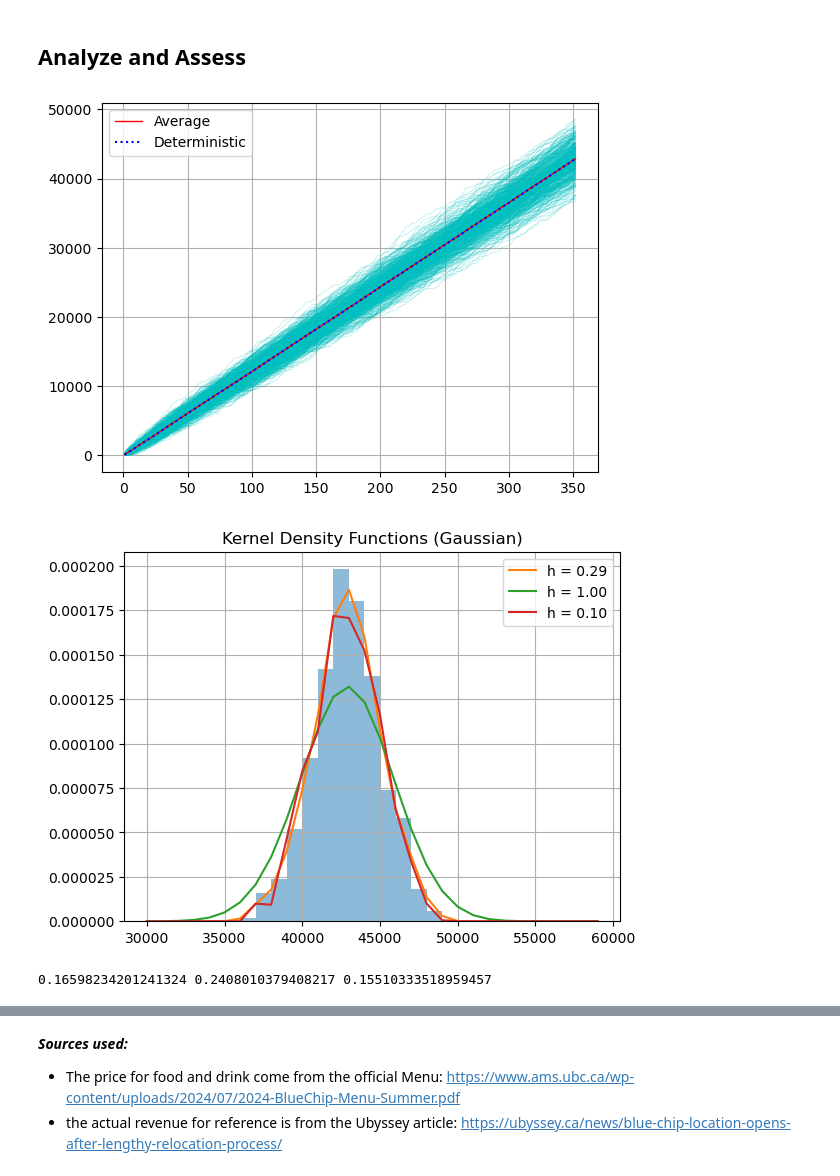
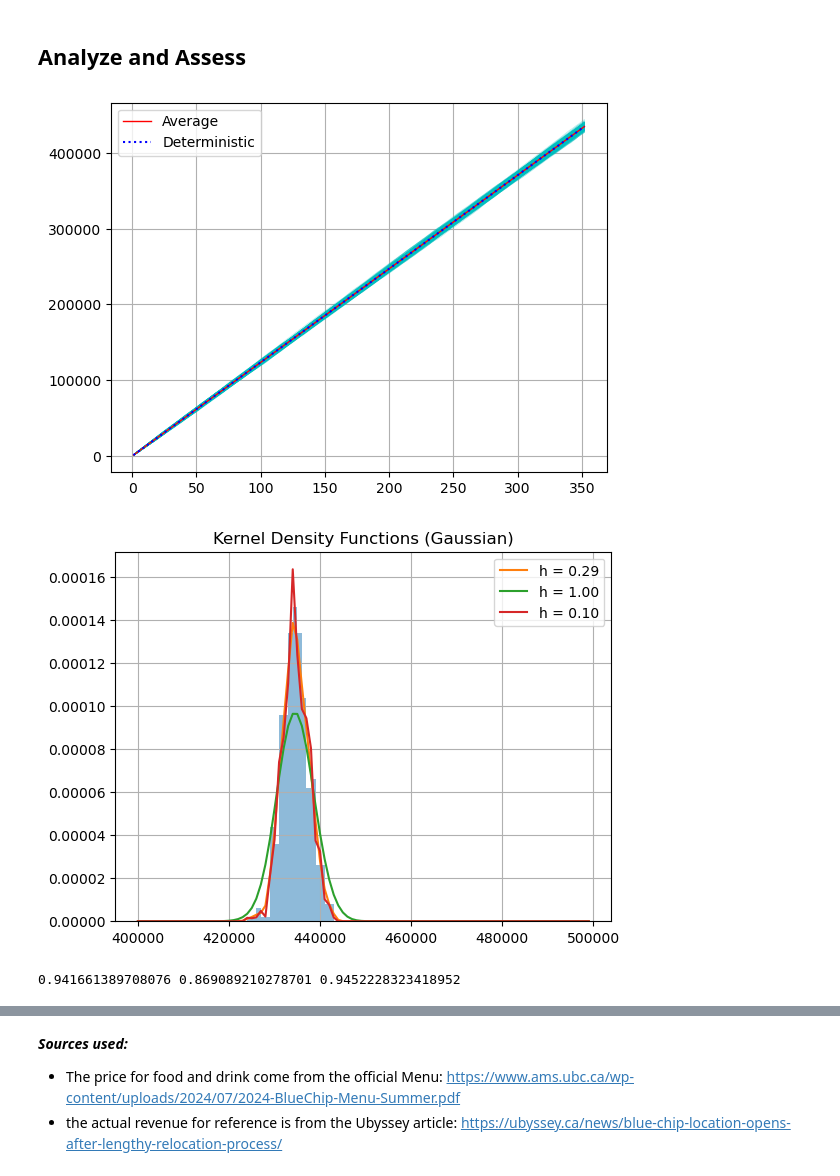
Before and after one commit to JustinTrenchcoat/MATH360_MA_2, a Jupyter notebook: model_Justin_ver.ipynb, the cells around one changed output, grey strips where cells are left out. Cells and saved outputs as stored; diff of their text form; code cells hidden in the pictures.

```diff
--- a/model_Justin_ver.ipynb
+++ b/model_Justin_ver.ipynb
@@ -114,9 +114,9 @@ precip_kde = stats.gaussian_kde(weather_df["precipitation"])
 
 T_0 = weather_df['avg_temperature'].mean()
 P_0 = weather_df['precipitation'].mean()
-C_0 = customer_df_daily.mean()
+C_0 = customer_df_daily.sum().mean()
 # %%
-## Monte Carlo
+#### Monte Carlo
 
 t = np.linspace(1,352,352)
 N = 500
@@ -143,14 +143,14 @@ for i in range(N):
         Num_customer_det = np.maximum(customer_det, 0)
         net_income_det += Num_customer_det * income_per_person
         net_income_year_det.append(net_income_det)
-    plt.plot(t,net_income_year,'-c',alpha=0.3,linewidth=0.5)
+    # plt.plot(t,net_income_year,'-c',alpha=0.3,linewidth=0.5)
     Net_income_mc.append(net_income_year)
     Net_income_determin.append(net_income_year_det)
 
 Net_income_mc_ave = np.array(Net_income_mc)
 Net_income_det_ave = np.array(Net_income_determin)
-plt.plot(t,Net_income_mc_ave.mean(axis=0),'r',linewidth=1,label='Average')
-plt.plot(t,Net_income_det_ave.mean(axis=0), ':b',linewidth=1.5,label='Deterministic')
-plt.legend()
-plt.grid(True)
-plt.show()
+# plt.plot(t,Net_income_mc_ave.mean(axis=0),'r',linewidth=1,label='Average')
+# plt.plot(t,Net_income_det_ave.mean(axis=0), ':b',linewidth=1.5,label='Deterministic')
+# plt.legend()
+# plt.grid(True)
+# plt.show()
@@ -224,34 +221,34 @@ plt.legend()
 plt.grid(True)
 plt.show()
 # %% [output]
-[figure, old version]
+[figure, new version]
 # %%
 Net_income_mc_end = Net_income_mc_ave[:,-1] #create a vertical slice at the last entry
 
-plt.hist(Net_income_mc_end,bins=np.arange(30000,60000,1000),density=True,alpha=0.5)
+plt.hist(Net_income_mc_end,bins=np.arange(400000,500000,1000),density=True,alpha=0.5)
 kde1 = stats.gaussian_kde(Net_income_mc_end)
 kde2 = stats.gaussian_kde(Net_income_mc_end,bw_method=1)
 kde3 = stats.gaussian_kde(Net_income_mc_end,bw_method=0.1)
 
-x = np.arange(30000,60000,1000)
+x = np.arange(400000,500000,1000)
 plt.plot(x,kde1(x),label='h = {:.2f}'.format(kde1.factor))
 plt.plot(x,kde2(x),label='h = 1.00')
 plt.plot(x,kde3(x),label='h = 0.10')
 plt.title('Kernel Density Functions (Gaussian)')
 plt.legend()
 plt.grid(True)
 plt.show()
 
 
-## probabilility that we make at least $45000 profit
-prob1 = kde1.integrate_box_1d(45000,np.inf)
-prob2 = kde2.integrate_box_1d(45000,np.inf)
-prob3 = kde3.integrate_box_1d(45000,np.inf)
+## probabilility that we make at least $430000 profit
+prob1 = kde1.integrate_box_1d(430000,np.inf)
+prob2 = kde2.integrate_box_1d(430000,np.inf)
+prob3 = kde3.integrate_box_1d(430000,np.inf)
 
 print(prob1,prob2,prob3)
 # %% [output]
-[figure, old version]
+[figure, new version]
-0.16598234201241324 0.2408010379408217 0.15510333518959457
+0.941661389708076 0.869089210278701 0.9452228323418952
 # %%
 ## case when b has no uncertainty
 
```
Also changed, not shown: parts of 5 cells of this notebook.
